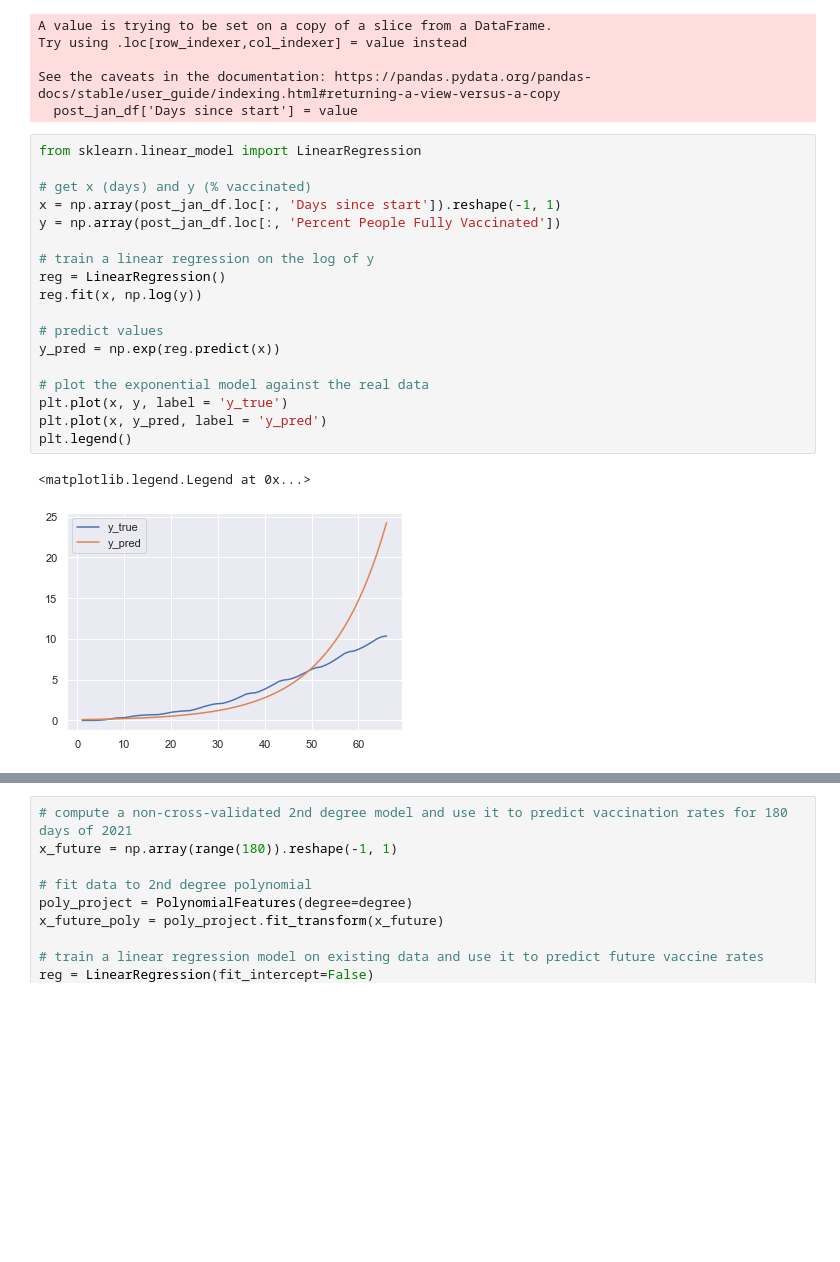
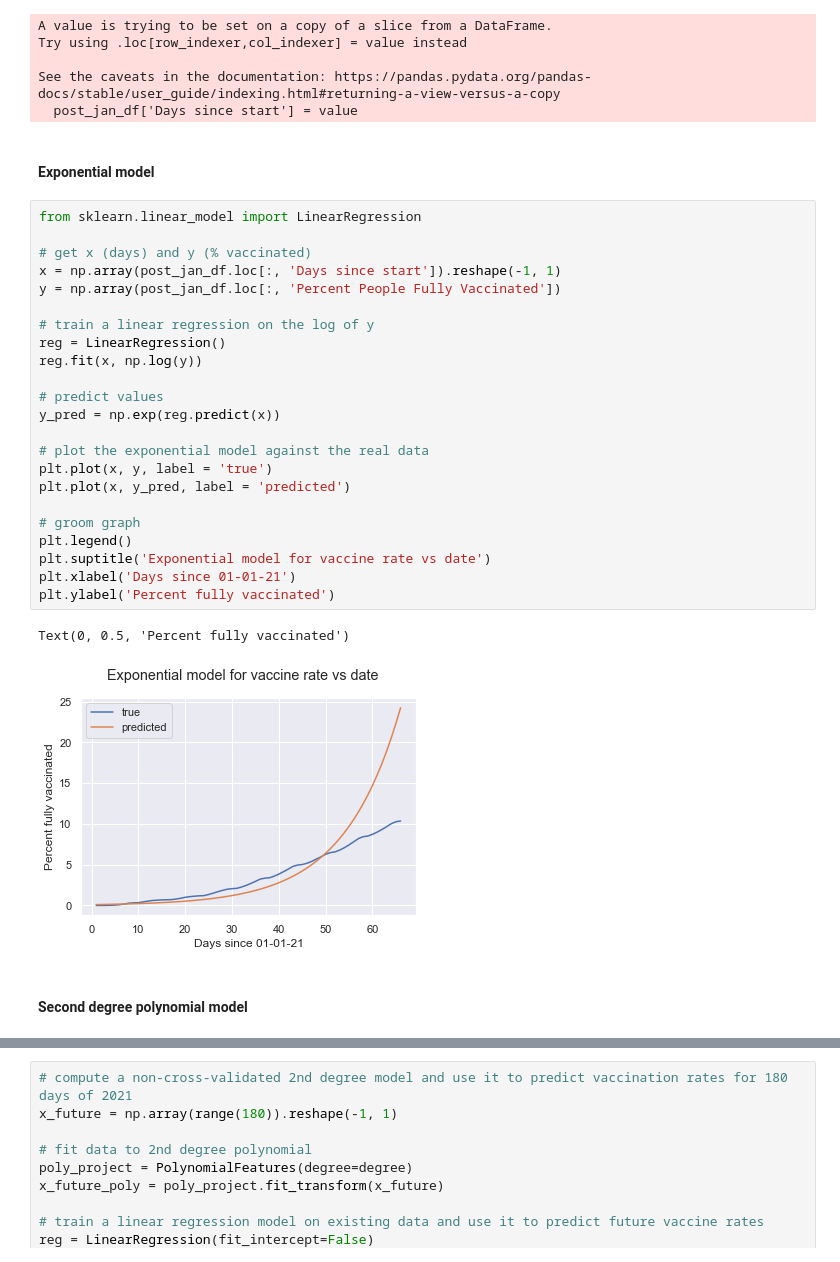
Before and after one commit to swastidadhich/Covid19HerdImmunity, a Jupyter notebook: COVID Data and analysis plan + regression-1.ipynb, the cells around one changed output, grey strips where cells are left out. Saved outputs shown, nothing was run; the diff lists cells and outputs as text; blank space fills up the shorter version.

```diff
--- a/COVID Data and analysis plan + regression-1.ipynb
+++ b/COVID Data and analysis plan + regression-1.ipynb
@@ -450,27 +452,36 @@ Try using .loc[row_indexer,col_indexer] = value instead
 
 See the caveats in the documentation: https://pandas.pydata.org/pandas-docs/stable/user_guide/indexing.html#returning-a-view-versus-a-copy
   post_jan_df['Days since start'] = value
+# %% [markdown]
+#### Exponential model
 # %%
 from sklearn.linear_model import LinearRegression
 
 # get x (days) and y (% vaccinated)
 x = np.array(post_jan_df.loc[:, 'Days since start']).reshape(-1, 1)
 y = np.array(post_jan_df.loc[:, 'Percent People Fully Vaccinated'])
 
 # train a linear regression on the log of y
 reg = LinearRegression()
 reg.fit(x, np.log(y))
 
 # predict values
 y_pred = np.exp(reg.predict(x))
 
 # plot the exponential model against the real data
-plt.plot(x, y, label = 'y_true')
-plt.plot(x, y_pred, label = 'y_pred')
+plt.plot(x, y, label = 'true')
+plt.plot(x, y_pred, label = 'predicted')
+
+# groom graph
 plt.legend()
+plt.suptitle('Exponential model for vaccine rate vs date')
+plt.xlabel('Days since 01-01-21')
+plt.ylabel('Percent fully vaccinated')
 # %% [output]
-<matplotlib.legend.Legend at 0x...>
+Text(0, 0.5, 'Percent fully vaccinated')
-[figure, old version]
+[figure, new version]
+# %% [markdown]
+#### Second degree polynomial model
 # %%
 from sklearn.model_selection import KFold
 from sklearn.preprocessing import PolynomialFeatures
```
Also changed, not shown: parts of 14 cells of this notebook.
